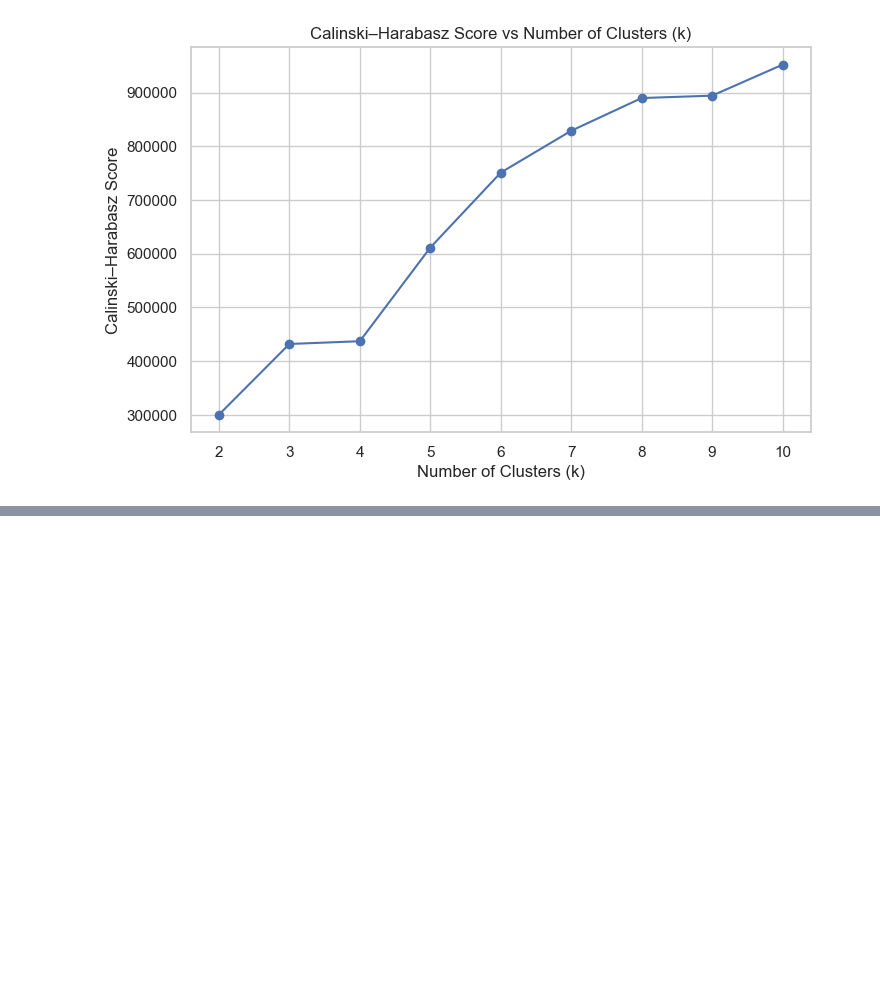
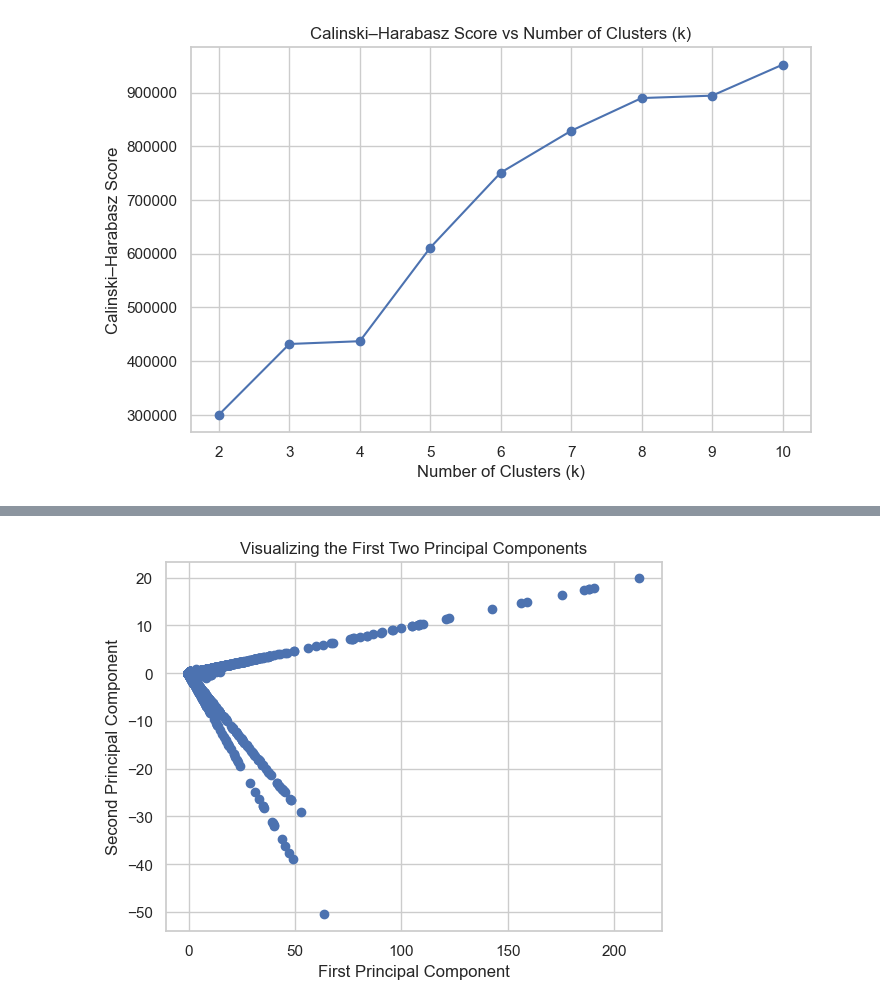
Before and after one commit to Assesa44/water-loss-reduction-through-smart-metering, a Jupyter notebook: Notebooks/Exploratory/clustering.ipynb, the cells around one changed output, grey strips where cells are left out. Cells and saved outputs as stored; diff of their text form; code cells hidden in the pictures; blank space fills up the shorter version.

Commit message:
docs: updated the clustering model

```diff
--- a/Notebooks/Exploratory/clustering.ipynb
+++ b/Notebooks/Exploratory/clustering.ipynb
@@ -148,3 +148,9 @@ k=8, Calinski-Harabasz Score=889723.54
 k=9, Calinski-Harabasz Score=894139.43
 k=10, Calinski-Harabasz Score=951814.31
 [figure]
+# %%
+# Clustering based on bill amount, water amount, sewer amount and bill volume
+X_clusters = df[['BILL_AMOUNT', 'BILL_VOLUME', 'SEWER_AMOUNT', 'WATER_AMOUNT']]
+
+# preview the dataset
+X_clusters.head(3)
@@ -150,0 +162,17 @@ k=10, Calinski-Harabasz Score=951814.31
+# %%
+# Scale data
+
+scaler = StandardScaler()
+
+X_scaled = scaler.fit_transform(X_clusters)
+# %%
+# Apply PCA
+# Import relevant class
+from sklearn.decomposition import PCA
+
+# Create a PCA object
+pca_transformer = PCA(n_components= 0.95, random_state= 42)
+
+# Transform data using pca_transformer
+pca_data = pca_transformer.fit_transform(X_scaled)
+pca_data
@@ -150,0 +208,9 @@ k=10, Calinski-Harabasz Score=951814.31
+# %%
+
+fig, ax = plt.subplots()
+ax.scatter(x=pca_data[:, 0], y=pca_data[:, 1])
+ax.set_xlabel("First Principal Component")
+ax.set_ylabel("Second Principal Component")
+ax.set_title("Visualizing the First Two Principal Components");
+# %% [output]
+[figure, added]
```
Also changed, not shown: parts of 15 cells of this notebook.
